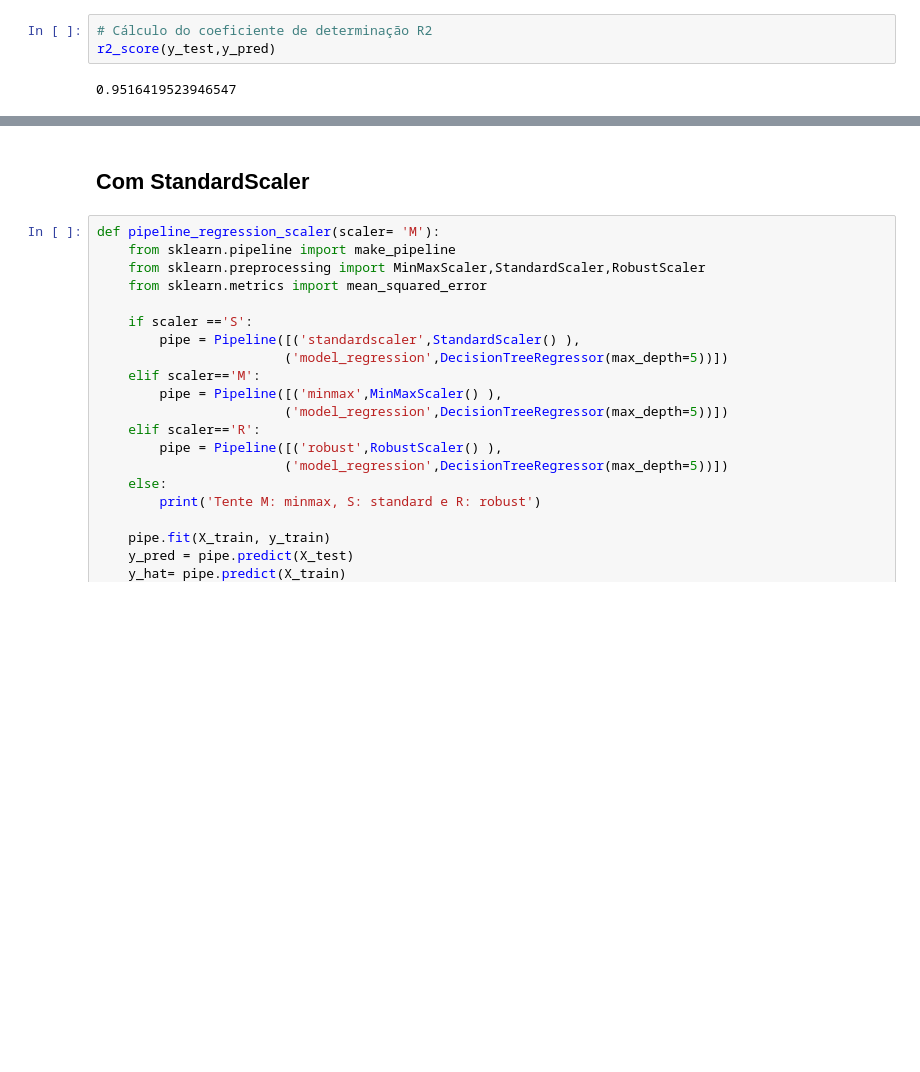
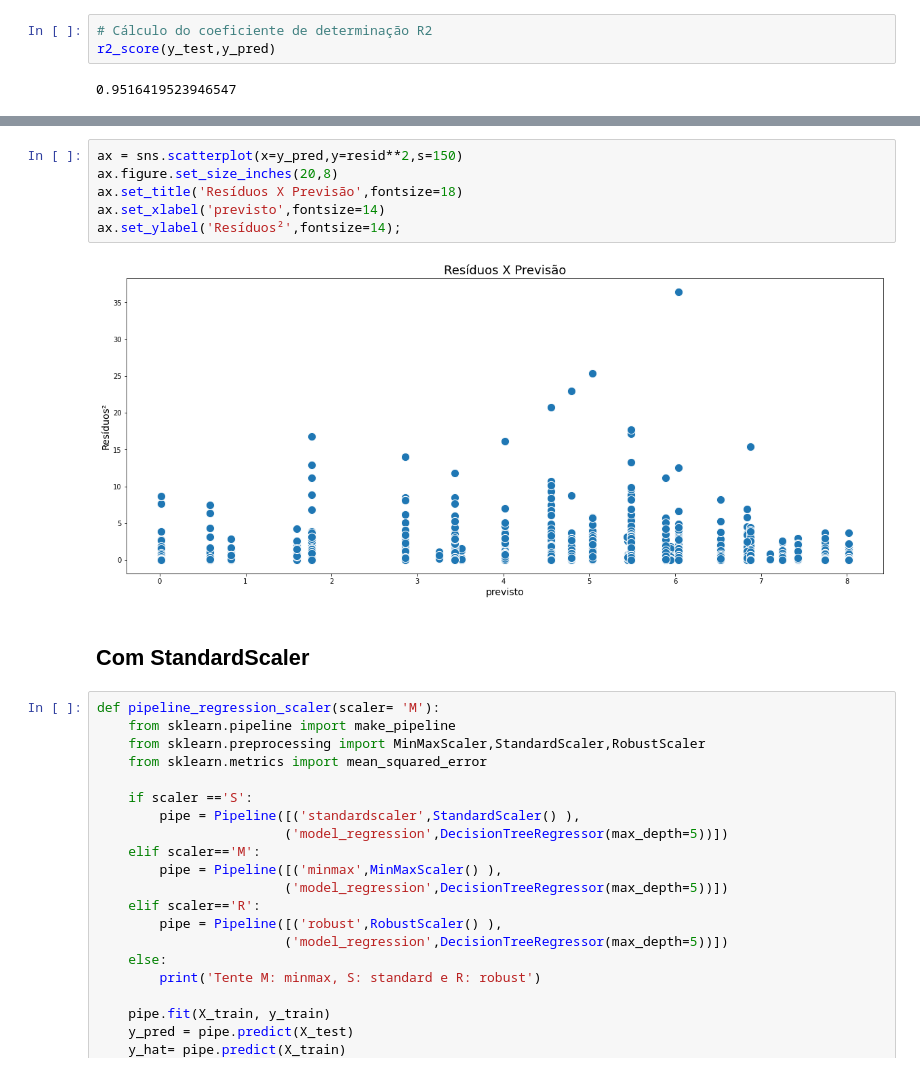
Before and after one commit to ThaliSug/Projeto_DH, a Jupyter notebook: ML_ DecisionTreeRegression_com_pipeline.ipynb, the cells around one changed output, grey strips where cells are left out. Cells and saved outputs as stored; diff of their text form; blank space fills up the shorter version.

```diff
--- a/ML_ DecisionTreeRegression_com_pipeline.ipynb
+++ b/ML_ DecisionTreeRegression_com_pipeline.ipynb
@@ -191,3 +178,11 @@ ax.set_ylabel('Resíduos²',fontsize=14);
+# %%
+ax = sns.scatterplot(x=y_pred,y=resid**2,s=150)
+ax.figure.set_size_inches(20,8)
+ax.set_title('Resíduos X Previsão',fontsize=18)
+ax.set_xlabel('previsto',fontsize=14)
+ax.set_ylabel('Resíduos²',fontsize=14);
+# %% [output]
+[figure, added]
 # %% [markdown]
 ## Com StandardScaler
 # %%
```
Also changed, not shown: parts of 8 cells of this notebook.
